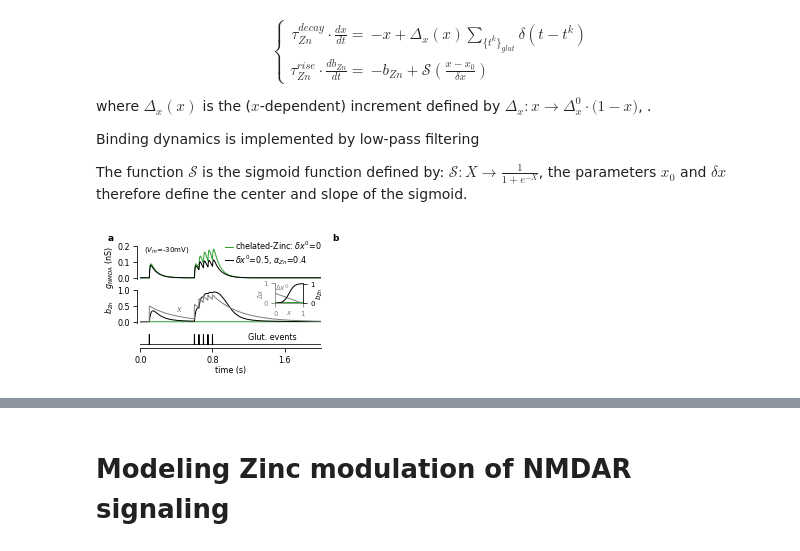
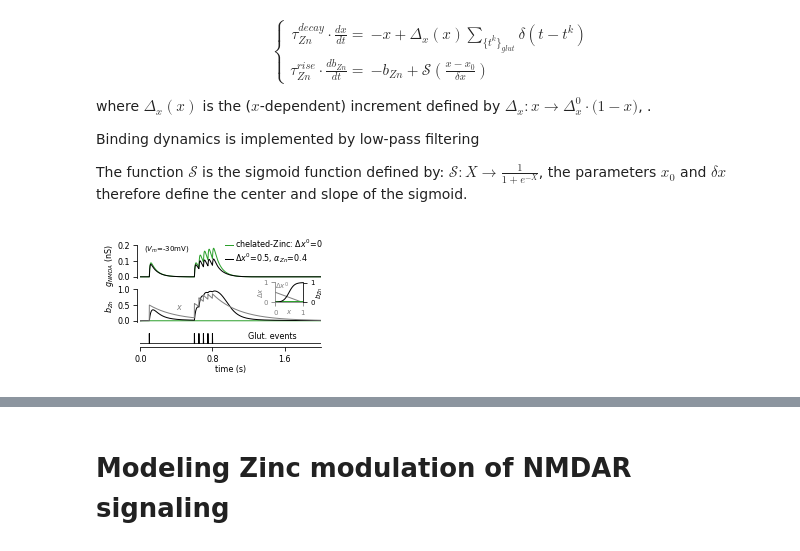
Before and after one commit to yzerlaut/zinc-NMDA-modulation, a Jupyter notebook: notebook.ipynb, the cells around one changed output, grey strips where cells are left out. Cells and saved outputs as stored; diff of their text form; code cells hidden in the pictures.

```diff
--- a/notebook.ipynb
+++ b/notebook.ipynb
@@ -213,39 +213,38 @@ AX[1].plot(t, sim1['xZn'],  lw=1, color='gray')
 
 ge.set_plot(AX[1], ['left'], ylabel='$b_{Zn}$', ylim=[-0.05,1.01], yticks=[0,0.5,1.], xlim=[t[0],t[-1]])
 
-AX[0].plot(t, 1e9*sim0['gNMDA'],  color=ge.green, lw=1, label='chelated-Zinc: $\delta x^0$=0')
+AX[0].plot(t, 1e9*sim0['gNMDA'],  color=ge.green, lw=1, label='chelated-Zinc: $\Delta x^0$=0')
 AX[0].plot(t, 1e9*sim1['gNMDA'], color='k', lw=1,
-           label='$\delta x^0$=%.1f, $\\alpha_{Zn}$=%.1f' % (params['dx_Zn'], params['alpha_Zn']))
+           label='$\Delta x^0$=%.1f, $\\alpha_{Zn}$=%.1f' % (params['dx_Zn'], params['alpha_Zn']))
 
 ge.set_plot(AX[0], ['left'], ylabel = '$g_{NMDA}$ (nS)    ',
             yticks = [0,.1,.2], xlim=[t[0],t[-1]])
 
-ge.legend(AX[0], loc=(.45,.3), labelspacing=0.1)
+ge.legend(AX[0], loc=(.45,.3), labelspacing=0.2)
 ge.annotate(AX[0], '($V_m$=-30mV)', (.02,.75), size='small')
 
 
 ge.annotate(AX[1], '$x$', (0.2, 0.3), color='gray')
 
 ax = ge.inset(AX[1], [.75,.6,.15,.6])
 x = np.linspace(0,1)
 
 ax2 = ax.twinx()
 ax2.plot(x, sigmoid(x, dx=params['sx_Zn']), 'k-', lw=1)
 ge.set_plot(ax2, ['right'], size='small', yticks=[0,1],
             ylabel='$b_{Zn}$', xlim=[0,1], ylim=[0,1.01],
             tck_outward=0, ylabelpad=0)
 
 ax.plot(x, params['dx_Zn']*(1-x), 'k-', lw=1, color='gray')
 ax.plot(x, 0*x, color=ge.green, lw=2)
 ge.annotate(ax, '$\Delta x^0$', (0., params['dx_Zn']), size='small', xycoords='data', color='gray')
 ge.set_plot(ax, size='small', xticks=[0,1], yticks=[0,1],
             xlabel='$x$', ylabel='$\Delta x$', xlim=[0,1], ylim=[0,1],
             tck_outward=0, xlabelpad=-8, ylabelpad=-2, ycolor='grey', xcolor='grey')
 
 
-
-ge.panel_label(AX[0], 'a', (-.15,1.1), size='large')
-ge.panel_label(AX[0], 'b', (1.1,1.1), size='large')
+#ge.panel_label(AX[0], 'a', (-.15,1.1), size='large')
+#ge.panel_label(AX[0], 'b', (1.1,1.1), size='large')
 #ge.save_on_desktop(fig)
 # %% [output]
-[figure, old version]
+[figure, new version]
```
Also changed, not shown: parts of 2 cells of this notebook, 2 other files.
